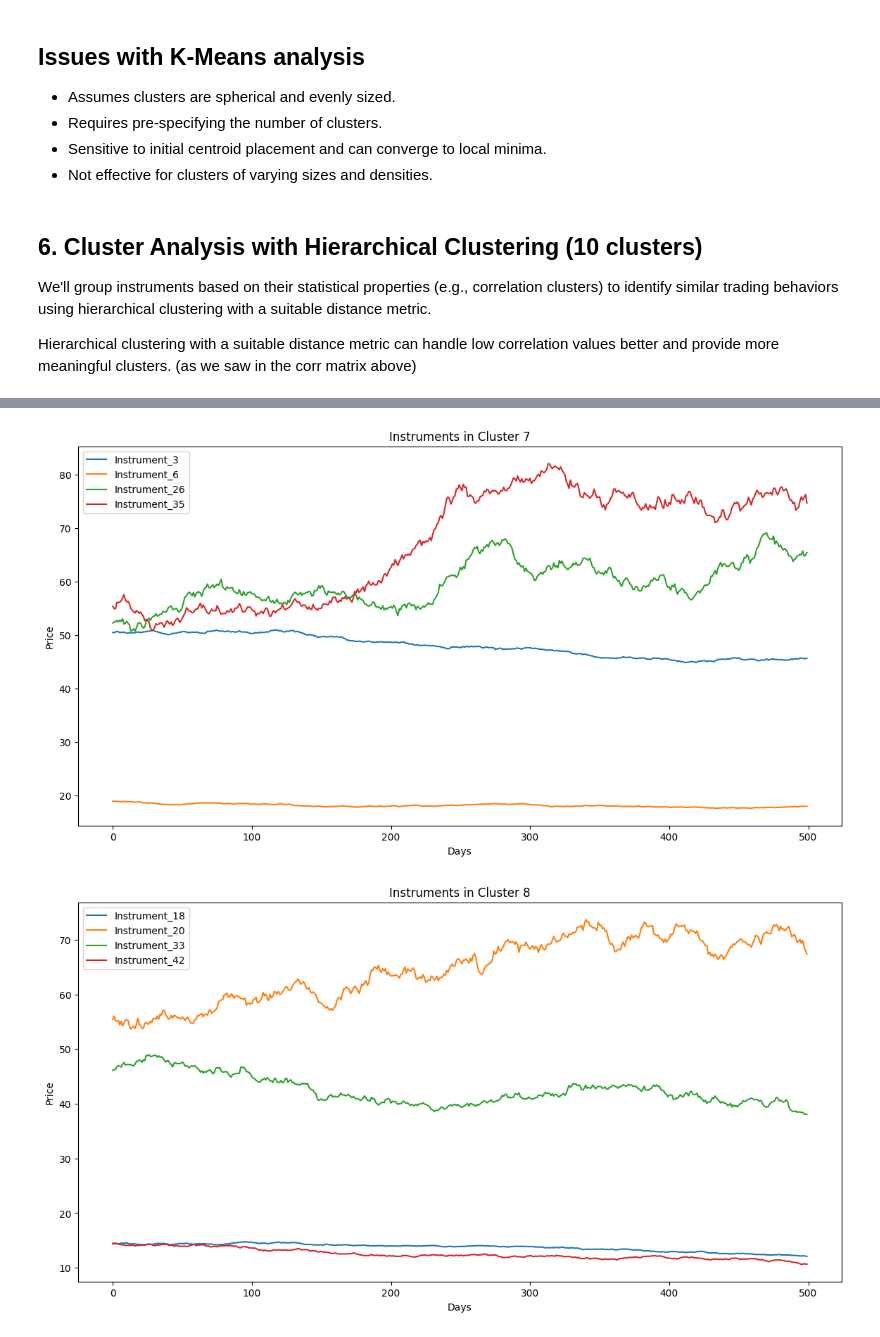
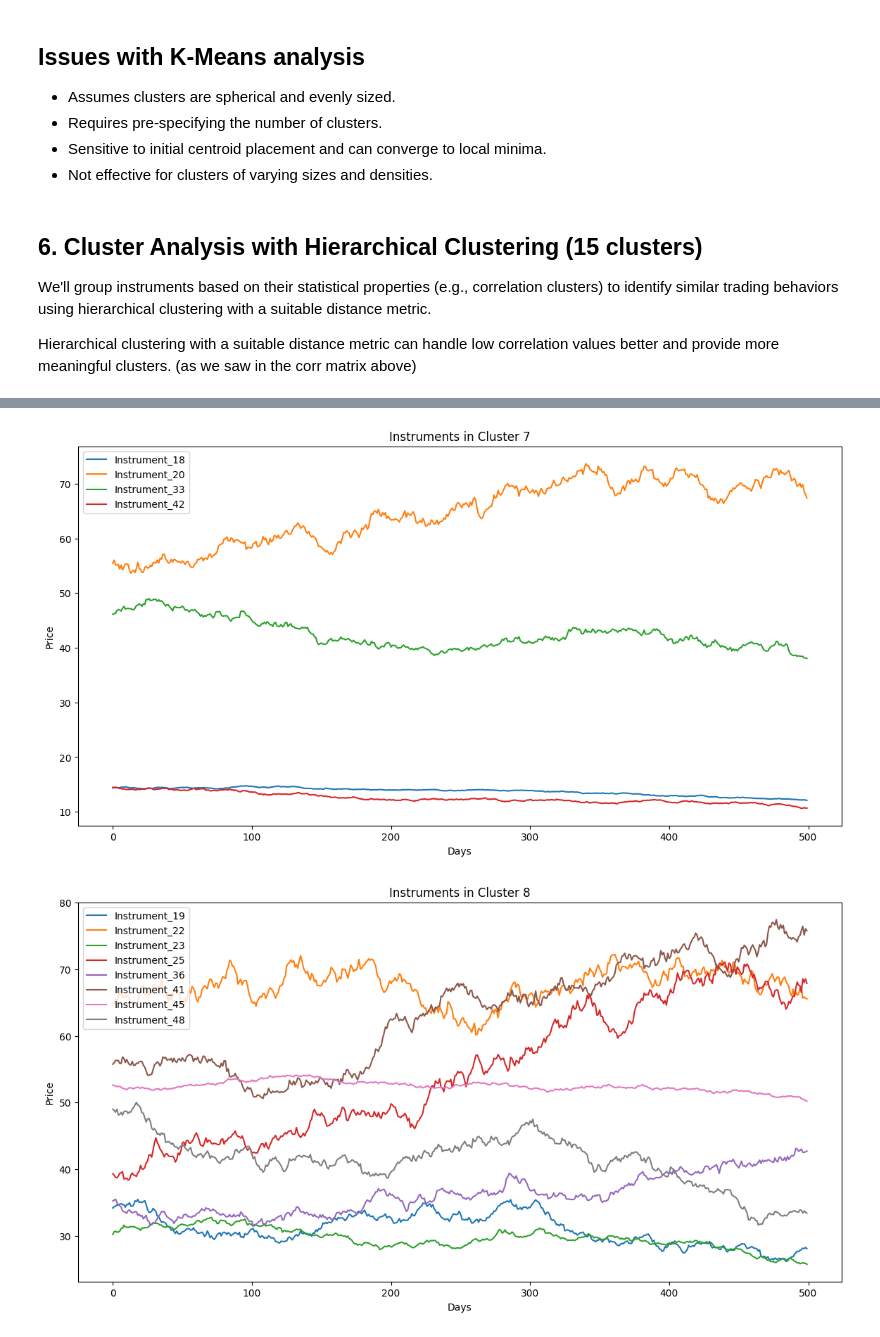
Before and after one commit to ManindraDeMel/algothon24-toxic-counterparties, a Jupyter notebook: deepanalysis.ipynb, the cells around one changed output, grey strips where cells are left out. Cells and saved outputs as stored; diff of their text form; code cells hidden in the pictures.

Commit message:
10 clusters

```diff
--- a/deepanalysis.ipynb
+++ b/deepanalysis.ipynb
@@ -20,7 +20,7 @@ import matplotlib.pyplot as plt
 import numpy as np
 import pandas as pd
 # %% [markdown]
-## 6. Cluster Analysis with Hierarchical Clustering (10 clusters)
+## 6. Cluster Analysis with Hierarchical Clustering (15 clusters)
 
 We'll group instruments based on their statistical properties (e.g., correlation clusters) to identify similar trading behaviors using hierarchical clustering with a suitable distance metric.
 
@@ -54,7 +54,7 @@ plt.ylabel('Distance')
 plt.show()
 
 # Form flat clusters from the hierarchical clustering
-n_clusters = 15
+n_clusters = 10
 clusters = fcluster(linked, n_clusters, criterion='maxclust')
 
 # Assign clusters to instruments
@@ -82,2 +82,2 @@ for cluster in np.unique(clusters):
-[figure, old version]
+[figure, new version]
-[figure, old version]
+[figure, new version]
```
Also changed, not shown: parts of 1 cell of this notebook.
